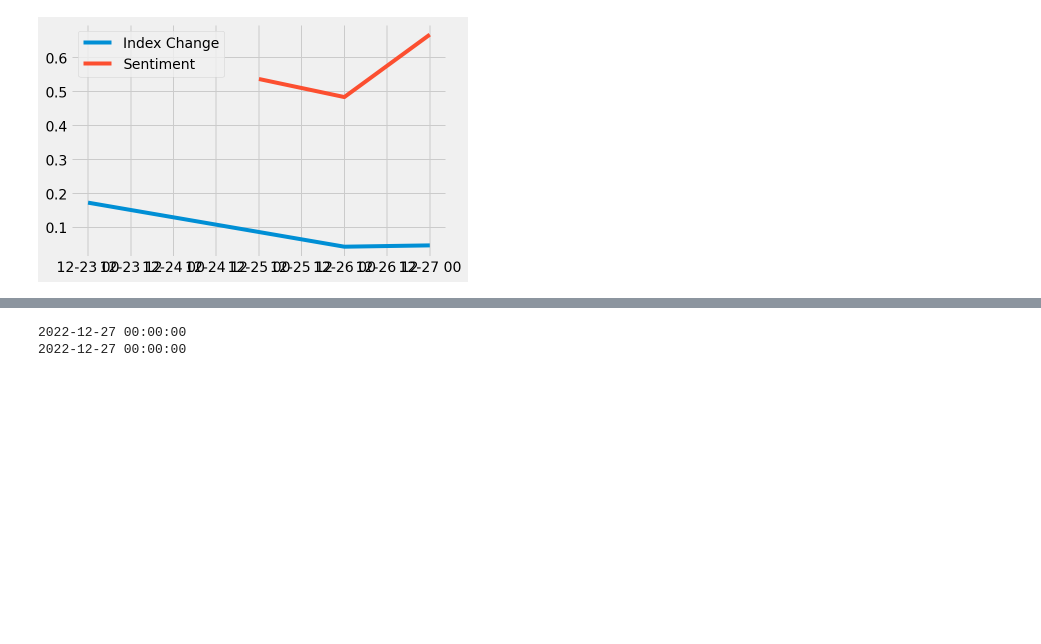
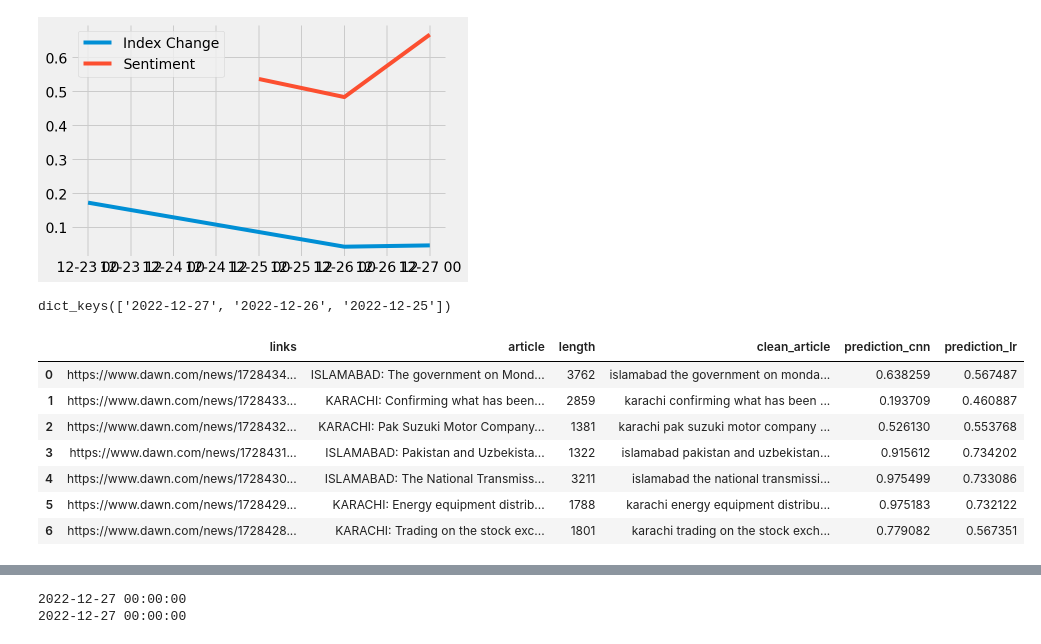
Before and after one commit to UltralordTaha/NLP, a Jupyter notebook: NLP_Project_(CNN_Word2Vec).ipynb, the cells around one changed output, grey strips where cells are left out. Saved outputs shown, nothing was run; the diff lists cells and outputs as text; code cells hidden in the pictures; blank space fills up the shorter version.

```diff
--- a/NLP_Project_(CNN_Word2Vec).ipynb
+++ b/NLP_Project_(CNN_Word2Vec).ipynb
@@ -756,3 +744,18 @@ plt.show()
 Average Sentiment: 0.6680269559275419
 The market sentiment is positive
 [figure]
+# %%
+weekly_dict.keys()
+# %% [output]
+dict_keys(['2022-12-27', '2022-12-26', '2022-12-25'])
+# %%
+weekly_dict[list(weekly_dict.keys())[0]]
+# %% [output]
+|  | links | article | length | clean_article | prediction_cnn | prediction_lr |
+| 0 | https://www.dawn.com/news/1728434... | ISLAMABAD: The government on Mond... | 3762 | islamabad the government on monda... | 0.638259 | 0.567487 |
+| 1 | https://www.dawn.com/news/1728433... | KARACHI: Confirming what has been... | 2859 | karachi confirming what has been ... | 0.193709 | 0.460887 |
+| 2 | https://www.dawn.com/news/1728432... | KARACHI: Pak Suzuki Motor Company... | 1381 | karachi pak suzuki motor company ... | 0.526130 | 0.553768 |
+| 3 | https://www.dawn.com/news/1728431... | ISLAMABAD: Pakistan and Uzbekista... | 1322 | islamabad pakistan and uzbekistan... | 0.915612 | 0.734202 |
+| 4 | https://www.dawn.com/news/1728430... | ISLAMABAD: The National Transmiss... | 3211 | islamabad the national transmissi... | 0.975499 | 0.733086 |
+| 5 | https://www.dawn.com/news/1728429... | KARACHI: Energy equipment distrib... | 1788 | karachi energy equipment distribu... | 0.975183 | 0.732122 |
+| 6 | https://www.dawn.com/news/1728428... | KARACHI: Trading on the stock exc... | 1801 | karachi trading on the stock exch... | 0.779082 | 0.567351 |
```
Also changed, not shown: parts of 7 cells of this notebook.
